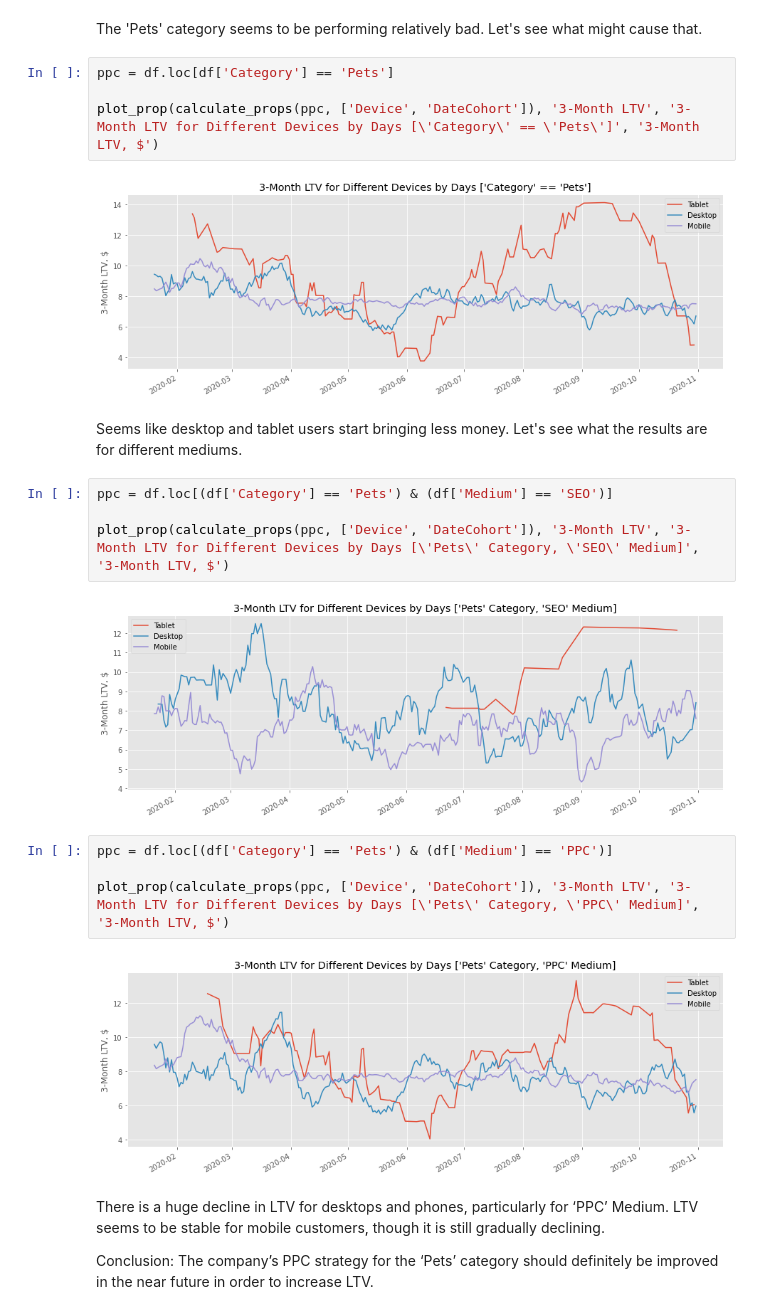
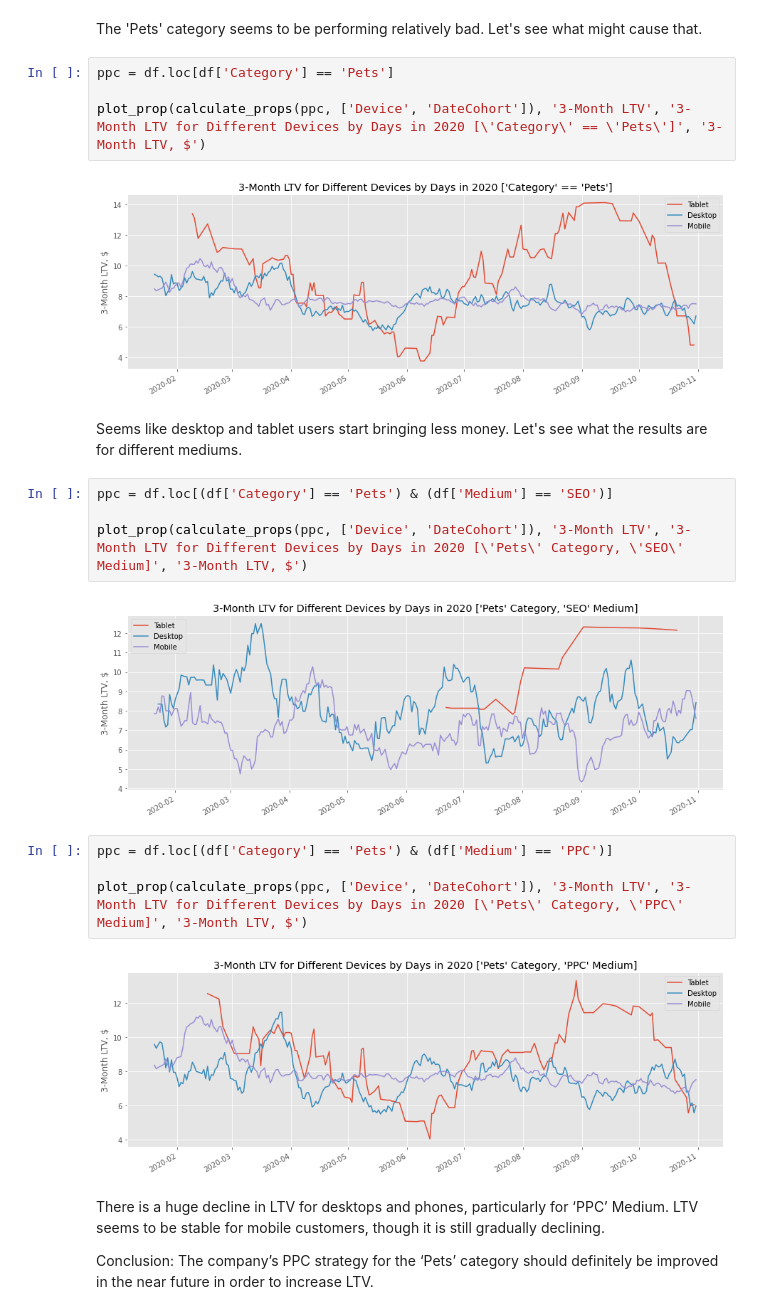
Before and after one commit to dyaroshevych/JustAnswer_Data_Analytics_School, a Jupyter notebook: day 2/analysis.ipynb, the cells around one changed output. Drawn from its saved outputs; the diff is of its cells as text.

```diff
--- a/day 2/analysis.ipynb
+++ b/day 2/analysis.ipynb
@@ -100,23 +100,23 @@ The 'Pets' category seems to be performing relatively bad. Let's see what might
 # %%
 ppc = df.loc[df['Category'] == 'Pets']
 
-plot_prop(calculate_props(ppc, ['Device', 'DateCohort']), '3-Month LTV', '3-Month LTV for Different Devices by Days [\'Category\' == \'Pets\']', '3-Month LTV, $')
+plot_prop(calculate_props(ppc, ['Device', 'DateCohort']), '3-Month LTV', '3-Month LTV for Different Devices by Days in 2020 [\'Category\' == \'Pets\']', '3-Month LTV, $')
 # %% [output]
-[figure, old version]
+[figure, new version]
 # %% [markdown]
 Seems like desktop and tablet users start bringing less money. Let's see what the results are for different mediums.
 # %%
 ppc = df.loc[(df['Category'] == 'Pets') & (df['Medium'] == 'SEO')]
 
-plot_prop(calculate_props(ppc, ['Device', 'DateCohort']), '3-Month LTV', '3-Month LTV for Different Devices by Days [\'Pets\' Category, \'SEO\' Medium]', '3-Month LTV, $')
+plot_prop(calculate_props(ppc, ['Device', 'DateCohort']), '3-Month LTV', '3-Month LTV for Different Devices by Days in 2020 [\'Pets\' Category, \'SEO\' Medium]', '3-Month LTV, $')
 # %% [output]
-[figure, old version]
+[figure, new version]
 # %%
 ppc = df.loc[(df['Category'] == 'Pets') & (df['Medium'] == 'PPC')]
 
-plot_prop(calculate_props(ppc, ['Device', 'DateCohort']), '3-Month LTV', '3-Month LTV for Different Devices by Days [\'Pets\' Category, \'PPC\' Medium]', '3-Month LTV, $')
+plot_prop(calculate_props(ppc, ['Device', 'DateCohort']), '3-Month LTV', '3-Month LTV for Different Devices by Days in 2020 [\'Pets\' Category, \'PPC\' Medium]', '3-Month LTV, $')
 # %% [output]
-[figure, old version]
+[figure, new version]
 # %% [markdown]
 There is a huge decline in LTV for desktops and phones, particularly for ‘PPC’ Medium. LTV seems to be stable for mobile customers, though it is still gradually declining.
 
```
Also changed, not shown: parts of 3 cells of this notebook.
